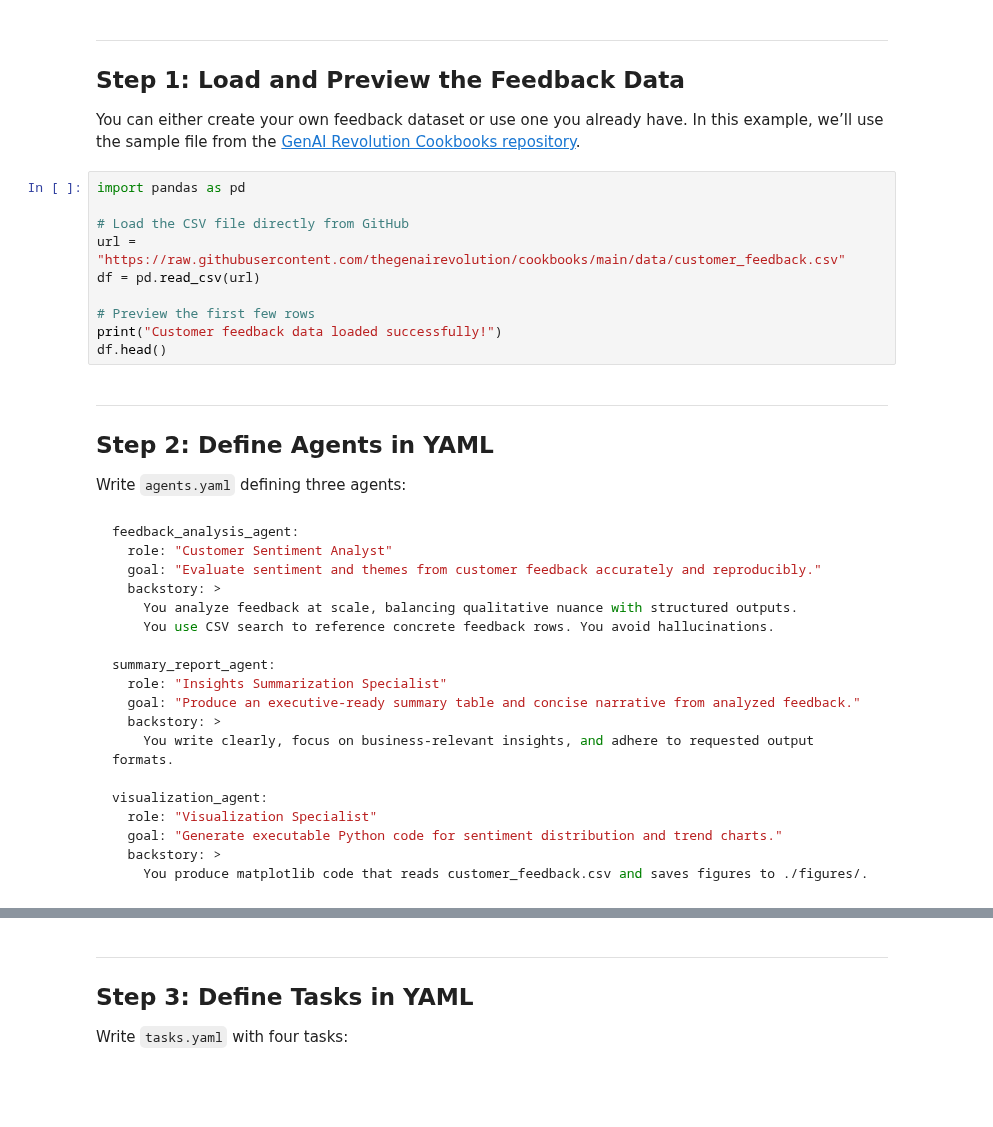
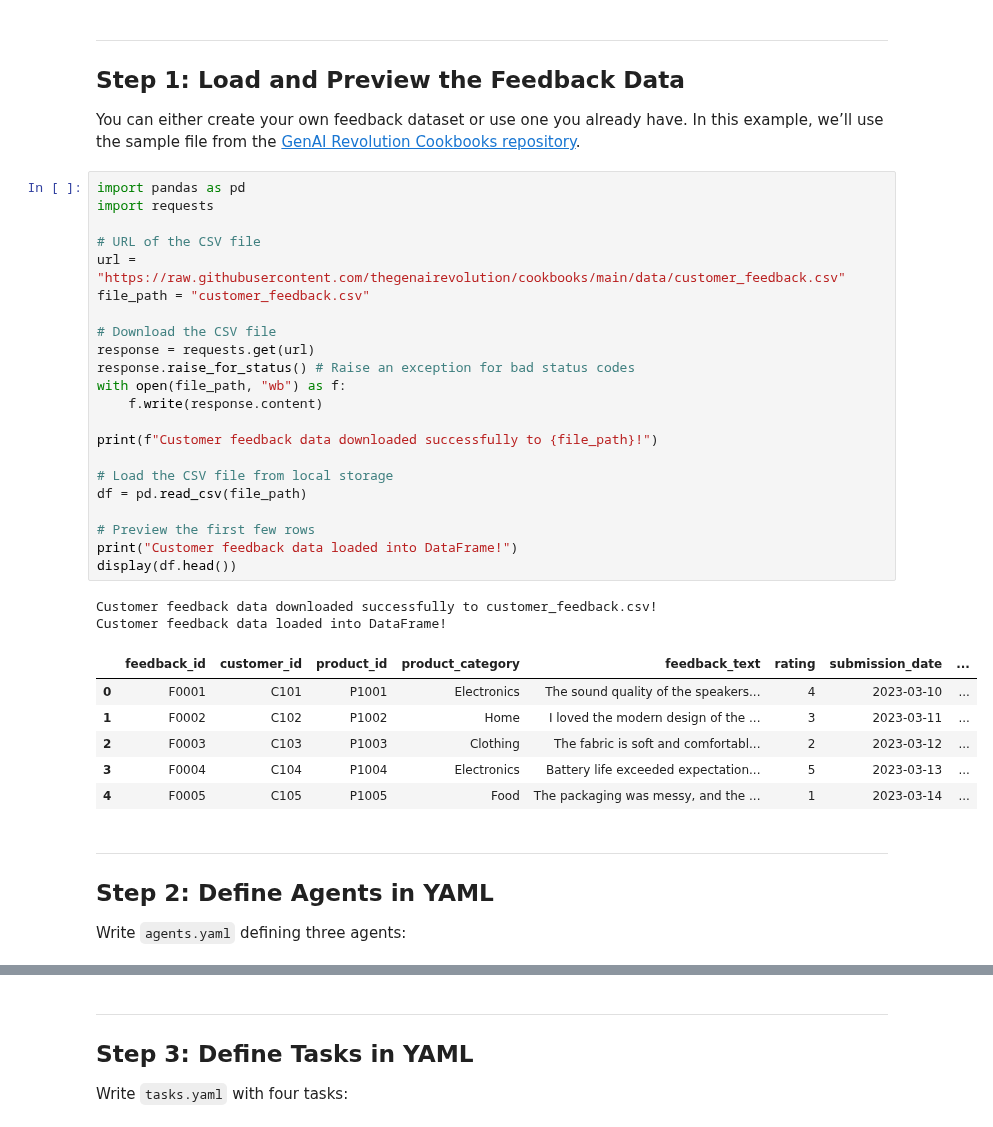
Before and after one commit to pa-git/app.thegenairevolution, a Jupyter notebook: notebooks/how-to-build-multi-agent-ai-systems-with-crewai-and-yaml.ipynb, the cells around one changed output, grey strips where cells are left out. Saved outputs shown, nothing was run; the diff lists cells and outputs as text; blank space fills up the shorter version.

````diff
--- a/notebooks/how-to-build-multi-agent-ai-systems-with-crewai-and-yaml.ipynb
+++ b/notebooks/how-to-build-multi-agent-ai-systems-with-crewai-and-yaml.ipynb
@@ -77,38 +79,38 @@ print("API key set successfully.")
 You can either create your own feedback dataset or use one you already have. In this example, we’ll use the sample file from the [GenAI Revolution Cookbooks repository](https://github.com/thegenairevolution/cookbooks/blob/main/data/customer_feedback.csv).
 # %%
 import pandas as pd
+import requests
 
-# Load the CSV file directly from GitHub
+# URL of the CSV file
 url = "https://raw.githubusercontent.com/thegenairevolution/cookbooks/main/data/customer_feedback.csv"
-df = pd.read_csv(url)
+file_path = "customer_feedback.csv"
+
+# Download the CSV file
+response = requests.get(url)
+response.raise_for_status() # Raise an exception for bad status codes
+with open(file_path, "wb") as f:
+    f.write(response.content)
+
+print(f"Customer feedback data downloaded successfully to {file_path}!")
+
+# Load the CSV file from local storage
+df = pd.read_csv(file_path)
 
 # Preview the first few rows
-print("Customer feedback data loaded successfully!")
-df.head()
+print("Customer feedback data loaded into DataFrame!")
+display(df.head())
+# %% [output]
+Customer feedback data downloaded successfully to customer_feedback.csv!
+Customer feedback data loaded into DataFrame!
+|  | feedback_id | customer_id | product_id | product_category | feedback_text | rating | submission_date | ... |
+| 0 | F0001 | C101 | P1001 | Electronics | The sound quality of the speakers... | 4 | 2023-03-10 | ... |
+| 1 | F0002 | C102 | P1002 | Home | I loved the modern design of the ... | 3 | 2023-03-11 | ... |
+| 2 | F0003 | C103 | P1003 | Clothing | The fabric is soft and comfortabl... | 2 | 2023-03-12 | ... |
+| 3 | F0004 | C104 | P1004 | Electronics | Battery life exceeded expectation... | 5 | 2023-03-13 | ... |
+| 4 | F0005 | C105 | P1005 | Food | The packaging was messy, and the ... | 1 | 2023-03-14 | ... |
 # %% [markdown]
 ---
 
 ## Step 2: Define Agents in YAML
 
 Write `agents.yaml` defining three agents:
-# %% [markdown]
-```yaml
-feedback_analysis_agent:
-  role: "Customer Sentiment Analyst"
-  goal: "Evaluate sentiment and themes from customer feedback accurately and reproducibly."
-  backstory: >
-    You analyze feedback at scale, balancing qualitative nuance with structured outputs.
-    You use CSV search to reference concrete feedback rows. You avoid hallucinations.
-
-summary_report_agent:
-  role: "Insights Summarization Specialist"
-  goal: "Produce an executive-ready summary table and concise narrative from analyzed feedback."
-  backstory: >
-    You write clearly, focus on business-relevant insights, and adhere to requested output formats.
-
-visualization_agent:
-  role: "Visualization Specialist"
-  goal: "Generate executable Python code for sentiment distribution and trend charts."
-  backstory: >
-    You produce matplotlib code that reads customer_feedback.csv and saves figures to ./figures/.
-```
````
Also changed, not shown: parts of 15 cells of this notebook.
